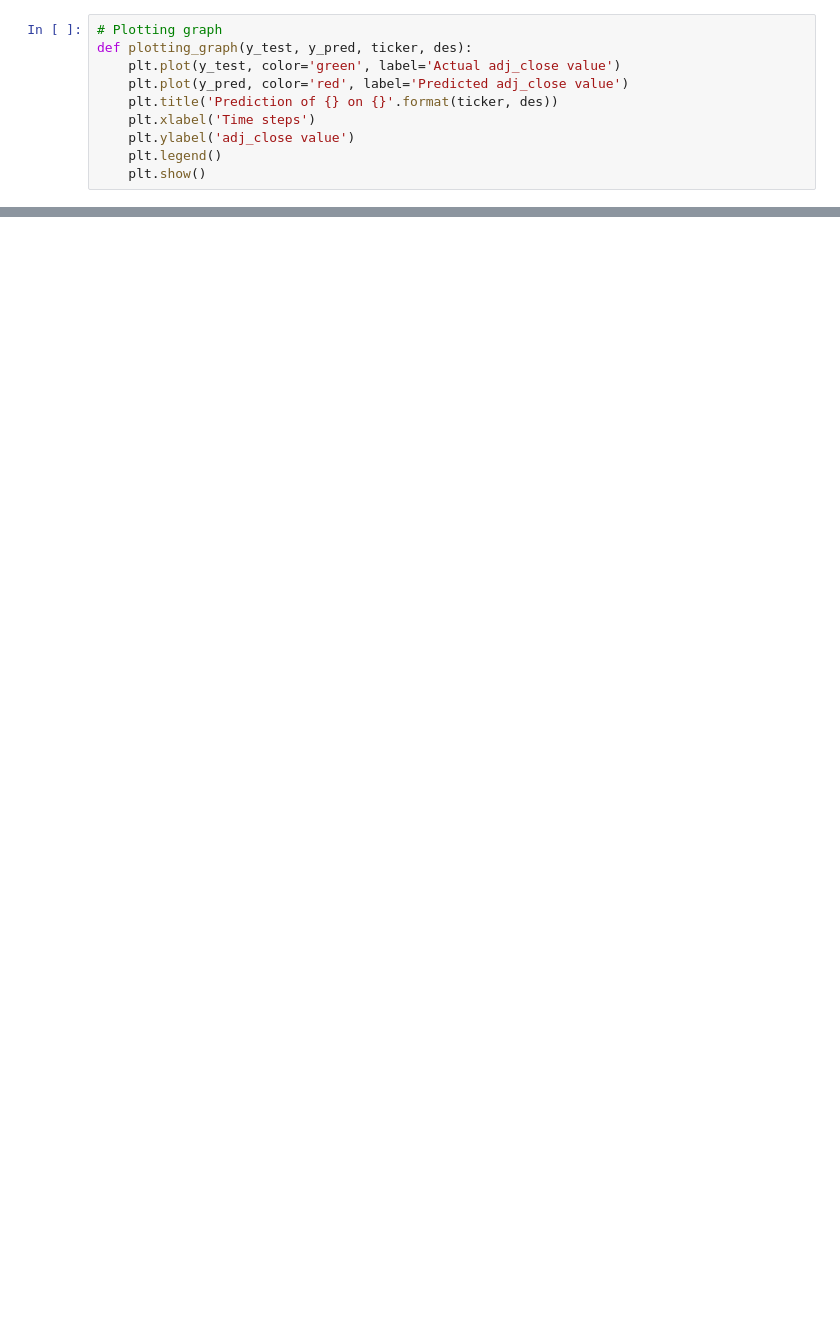
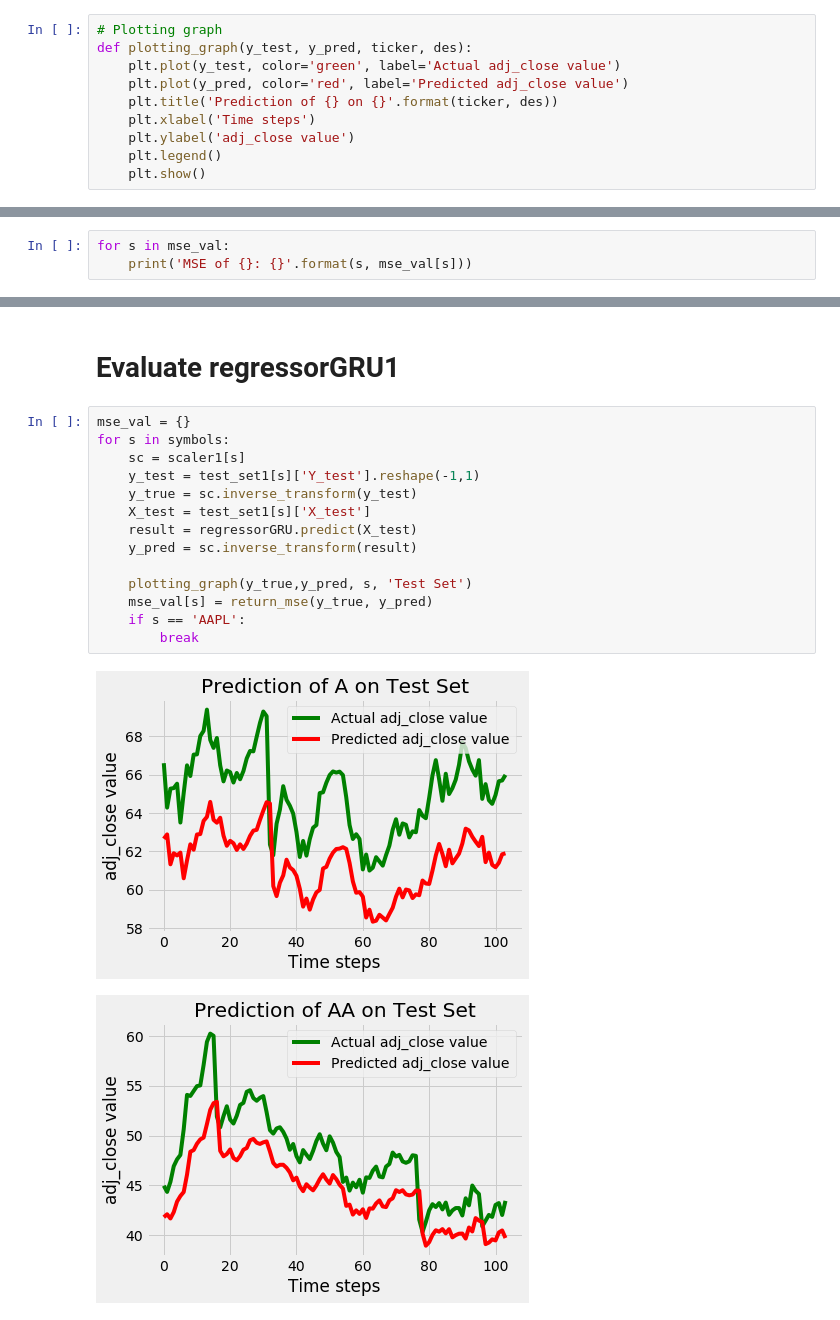
Before and after one commit to sey-kh/internship-tw, a Jupyter notebook: gru_model_historical_stock_prices.ipynb, the cells around one changed output, grey strips where cells are left out. Saved outputs shown, nothing was run; the diff lists cells and outputs as text; blank space fills up the shorter version.

```diff
--- a/gru_model_historical_stock_prices.ipynb
+++ b/gru_model_historical_stock_prices.ipynb
@@ -334,0 +281,3 @@ plotting_graph(Y_test,result, 'AAPL', 'Train Set')
+# %%
+for s in mse_val:
+    print('MSE of {}: {}'.format(s, mse_val[s]))
@@ -334,0 +295,19 @@ plotting_graph(Y_test,result, 'AAPL', 'Train Set')
+# %% [markdown]
+# Evaluate regressorGRU1 #
+# %%
+mse_val = {}
+for s in symbols:
+    sc = scaler1[s]
+    y_test = test_set1[s]['Y_test'].reshape(-1,1)
+    y_true = sc.inverse_transform(y_test)
+    X_test = test_set1[s]['X_test']
+    result = regressorGRU.predict(X_test)
+    y_pred = sc.inverse_transform(result)
+
+    plotting_graph(y_true,y_pred, s, 'Test Set')
+    mse_val[s] = return_mse(y_true, y_pred)
+    if s == 'AAPL':
+        break
+# %% [output]
+[figure, added]
+[figure, added]
```
Also changed, not shown: parts of 47 cells of this notebook, 1 other file.
